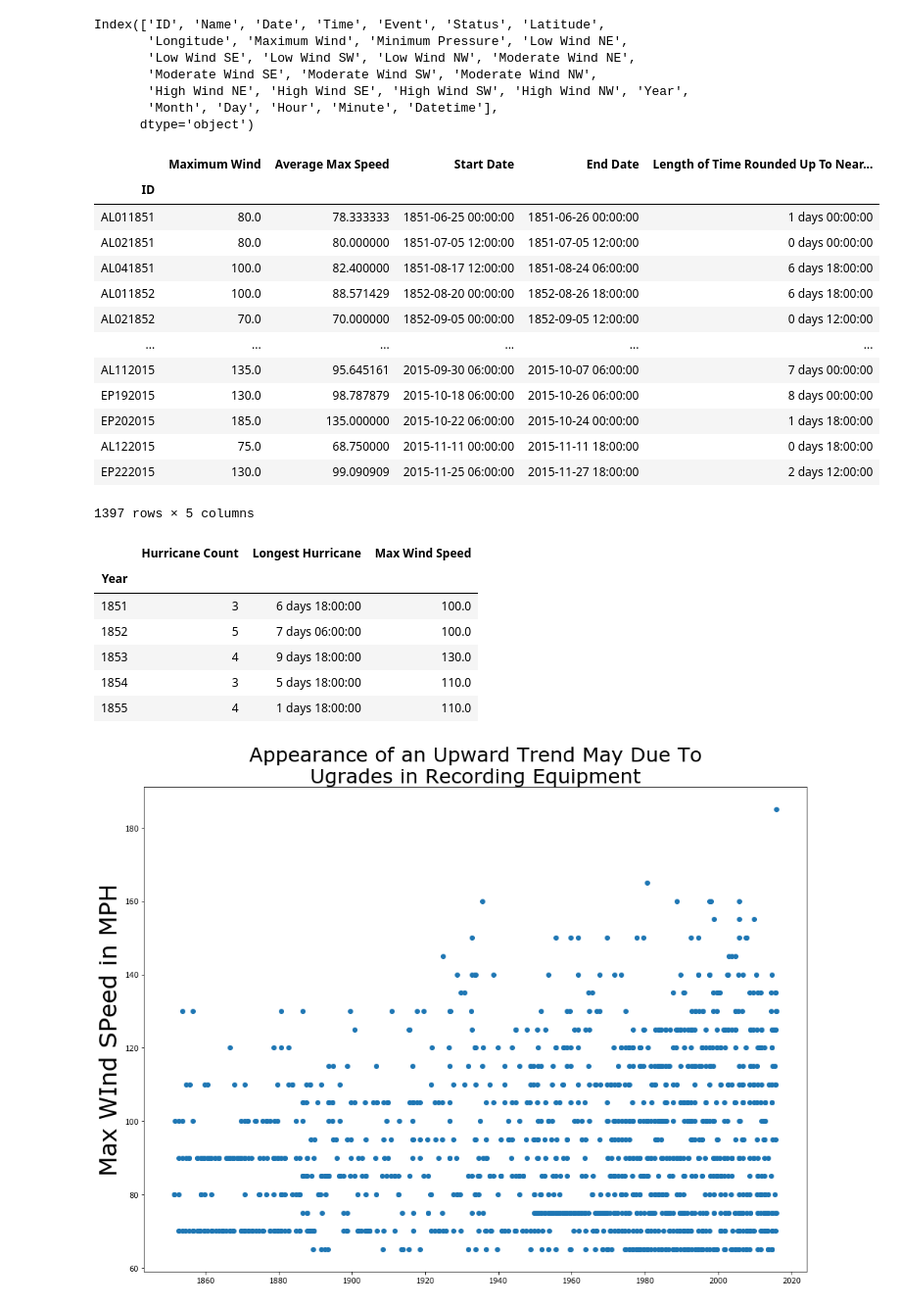
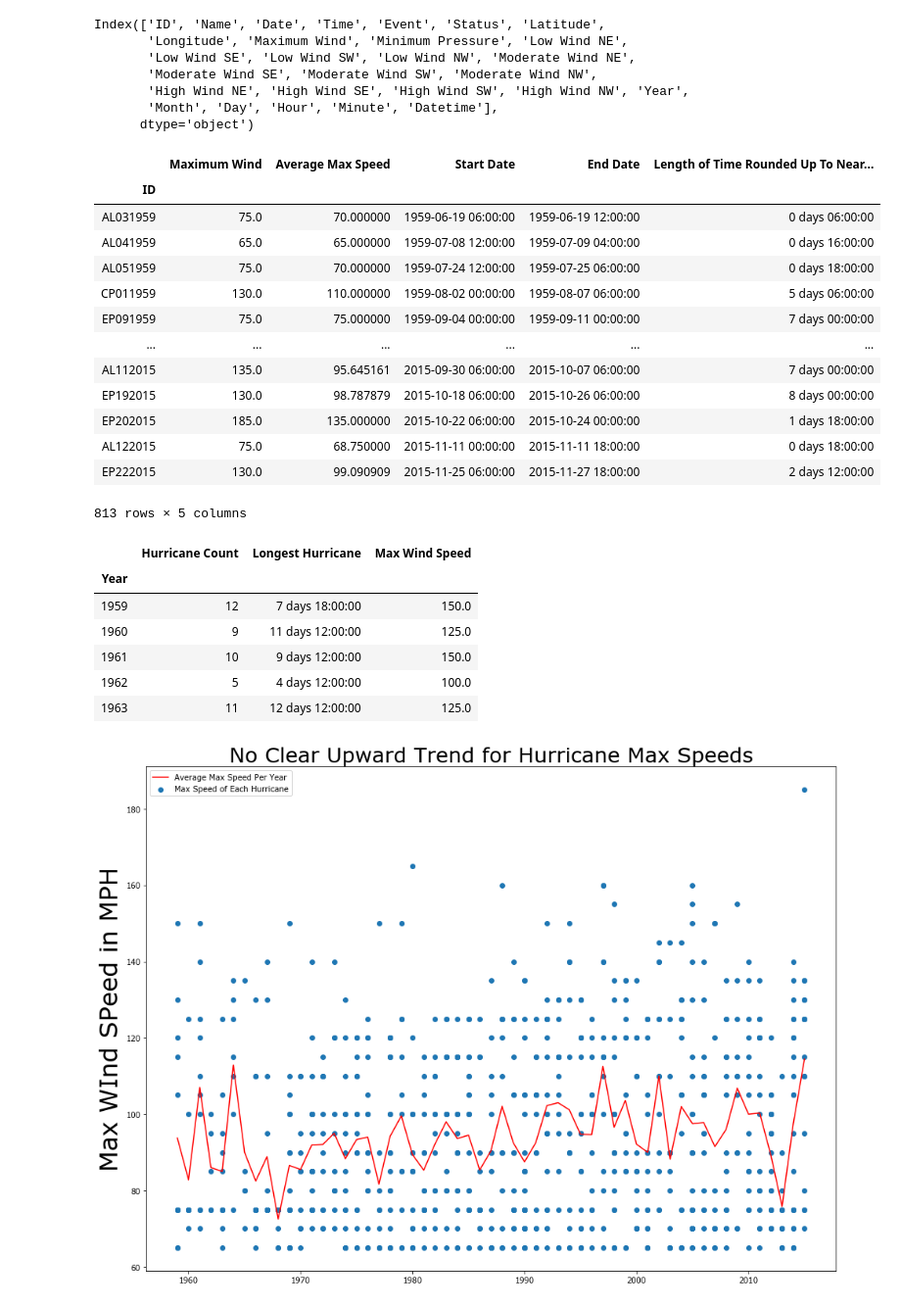
Before and after one commit to nmwhitehead/Storms, a Jupyter notebook: Storms.ipynb, the cells around one changed output. Shown at 98% size. Saved outputs shown, nothing was run; the diff lists cells and outputs as text; code cells hidden in the pictures.

```diff
--- a/Storms.ipynb
+++ b/Storms.ipynb
@@ -46,6 +46,9 @@ all_storms['Status'].replace([' HU', 'HU '], 'HU', inplace=True)
 # %%
 # And let's make a hurricane specific DataFrame
 all_hurricanes = all_storms[all_storms['Status'] == 'HU']
+# %%
+# And now get rid of the pre 1959 Data because there wasn't as much America to record before that
+all_hurricanes = all_hurricanes[all_hurricanes['Datetime'].dt.year >= 1959]
 # %%
 all_hurricanes.head()
 # %% [output]
@@ -85,18 +88,18 @@ each_hurricane
 # %% [output]
 |  | Maximum Wind | Average Max Speed | Start Date | End Date | Length of Time Rounded Up To Near... |
 | ID |  |  |  |  |  |
-| AL011851 | 80.0 | 78.333333 | 1851-06-25 00:00:00 | 1851-06-26 00:00:00 | 1 days 00:00:00 |
-| AL021851 | 80.0 | 80.000000 | 1851-07-05 12:00:00 | 1851-07-05 12:00:00 | 0 days 00:00:00 |
-| AL041851 | 100.0 | 82.400000 | 1851-08-17 12:00:00 | 1851-08-24 06:00:00 | 6 days 18:00:00 |
-| AL011852 | 100.0 | 88.571429 | 1852-08-20 00:00:00 | 1852-08-26 18:00:00 | 6 days 18:00:00 |
-| AL021852 | 70.0 | 70.000000 | 1852-09-05 00:00:00 | 1852-09-05 12:00:00 | 0 days 12:00:00 |
+| AL031959 | 75.0 | 70.000000 | 1959-06-19 06:00:00 | 1959-06-19 12:00:00 | 0 days 06:00:00 |
+| AL041959 | 65.0 | 65.000000 | 1959-07-08 12:00:00 | 1959-07-09 04:00:00 | 0 days 16:00:00 |
+| AL051959 | 75.0 | 70.000000 | 1959-07-24 12:00:00 | 1959-07-25 06:00:00 | 0 days 18:00:00 |
+| CP011959 | 130.0 | 110.000000 | 1959-08-02 00:00:00 | 1959-08-07 06:00:00 | 5 days 06:00:00 |
+| EP091959 | 75.0 | 75.000000 | 1959-09-04 00:00:00 | 1959-09-11 00:00:00 | 7 days 00:00:00 |
 | ... | ... | ... | ... | ... | ... |
 | AL112015 | 135.0 | 95.645161 | 2015-09-30 06:00:00 | 2015-10-07 06:00:00 | 7 days 00:00:00 |
 | EP192015 | 130.0 | 98.787879 | 2015-10-18 06:00:00 | 2015-10-26 06:00:00 | 8 days 00:00:00 |
 | EP202015 | 185.0 | 135.000000 | 2015-10-22 06:00:00 | 2015-10-24 00:00:00 | 1 days 18:00:00 |
 | AL122015 | 75.0 | 68.750000 | 2015-11-11 00:00:00 | 2015-11-11 18:00:00 | 0 days 18:00:00 |
 | EP222015 | 130.0 | 99.090909 | 2015-11-25 06:00:00 | 2015-11-27 18:00:00 | 2 days 12:00:00 |
-1397 rows × 5 columns
+813 rows × 5 columns
 # %%
 # Let's get a per year DataFrame going
 annual_hurricane_data = pd.DataFrame(each_hurricane['End Date'].groupby(each_hurricane['Start Date'].dt.year).count())
@@ -111,20 +114,22 @@ annual_hurricane_data.head()
 # %% [output]
 |  | Hurricane Count | Longest Hurricane | Max Wind Speed |
 | Year |  |  |  |
-| 1851 | 3 | 6 days 18:00:00 | 100.0 |
-| 1852 | 5 | 7 days 06:00:00 | 100.0 |
-| 1853 | 4 | 9 days 18:00:00 | 130.0 |
-| 1854 | 3 | 5 days 18:00:00 | 110.0 |
-| 1855 | 4 | 1 days 18:00:00 | 110.0 |
+| 1959 | 12 | 7 days 18:00:00 | 150.0 |
+| 1960 | 9 | 11 days 12:00:00 | 125.0 |
+| 1961 | 10 | 9 days 12:00:00 | 150.0 |
+| 1962 | 5 | 4 days 12:00:00 | 100.0 |
+| 1963 | 11 | 12 days 12:00:00 | 125.0 |
 # %%
 # Let's look for some annual trends
 
 plt.figure(figsize=(16,12))
 
-plt.title('Appearance of an Upward Trend May Due To\nUgrades in Recording Equipment', fontsize=27)
-# https://www.ncbi.nlm.nih.gov/pmc/articles/PMC5948875/
+plt.title('No Clear Upward Trend for Hurricane Max Speeds', fontsize=27)
 plt.ylabel('Max WInd SPeed in MPH', fontsize=32)
 
-plt.scatter(each_hurricane['Start Date'], each_hurricane['Maximum Wind'], label='Maximum WInd Speed Per Hurricane');
+plt.scatter(each_hurricane['Start Date'].dt.year, each_hurricane['Maximum Wind'], label='Max Speed of Each Hurricane')
+plt.plot(each_hurricane['Maximum Wind'].groupby(each_hurricane['Start Date'].dt.year).mean(), color='red', label='Average Max Speed Per Year');
+
+plt.legend();
 # %% [output]
-[figure, old version]
+[figure, new version]
```
Also changed, not shown: parts of 6 cells of this notebook.
